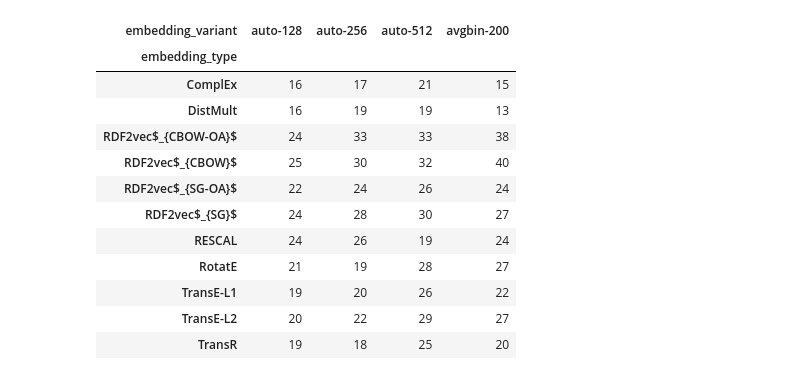
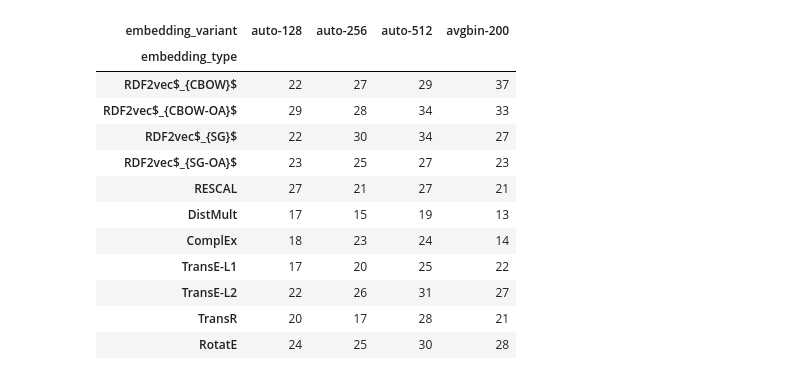
Before and after one commit to vitor-faria/kgembeddings-binarization, a Jupyter notebook: notebooks/analyze_dlcc.ipynb, the cells around one changed output. Saved outputs shown, nothing was run; the diff lists cells and outputs as text; code cells hidden in the pictures.

```diff
--- a/notebooks/analyze_dlcc.ipynb
+++ b/notebooks/analyze_dlcc.ipynb
@@ -2,7 +12,7 @@
 import pandas as pd
 from scipy.stats import binomtest
 # %%
-df = pd.read_csv("results/tc_collection_results.csv")
+df = pd.read_csv("results/tc_collection_results.csv", decimal=",")
 df.info()
 # %% [output]
 <class 'pandas.core.frame.DataFrame'>
@@ -70,5 +104,5 @@ df[df["coverage"]<= 0.5][["TC Collection", "Size Group", "coverage", "embedding_
 # %%
-df['rank'] = df[df['coverage']>=0.5].groupby(by=[
+df['rank'] = df[df['coverage']>=0].groupby(by=[
     'Vector Name',
     'TC Collection',
     'Size Group',
@@ -100,6 +134,5 @@ df_bestscores.describe()
 # %%
 def get_acc_loss(tc_collection, group_size, accuracy, embedding_type):
-#     successes = round(group_size * accuracy)
     p = df_bestscores[
         (df_bestscores["TC Collection"]==tc_collection)
         & (df_bestscores["Size Group"]==group_size)
@@ -107,11 +140,16 @@ def get_acc_loss(tc_collection, group_size, accuracy, embedding_type):
         & (df_bestscores["embedding_variant"]=="original-200")
     ]["AVG Accuracy"].iloc[0]
 
-    return p - accuracy
+    return (p - accuracy)/p
 
 def calculate_pvalue(tc_collection, group_size, accuracy, embedding_type):
     successes = round(group_size * accuracy)
-    p = get_acc_loss(tc_collection, group_size, accuracy, embedding_type) + accuracy
+    p = df_bestscores[
+        (df_bestscores["TC Collection"]==tc_collection)
+        & (df_bestscores["Size Group"]==group_size)
+        & (df_bestscores["embedding_type"]==embedding_type)
+        & (df_bestscores["embedding_variant"]=="original-200")
+    ]["AVG Accuracy"].iloc[0]
 
     return binomtest(successes, group_size, p, alternative='less').pvalue
 
@@ -343,0 +278,26 @@ RDF2vec$_{SG-OA}$    &          24  &        22  &        24  & \textbf{26} \\
+# %%
+def highlight_best_scores(latex_table):
+    latex_table_split = latex_table.split("\n")
+    highlighted_latex_table_split = []
+
+    for line in latex_table_split:
+        line_split = line.strip("\\").split("&")
+        if len(line_split) >= 4:
+            line_values = []
+            for value in line_split:
+                if value.strip().replace(".", "").isnumeric():
+                    line_values.append(float(value.strip()))
+            if len(line_values) >= 4:
+                line_max_value = max(line_values) if max(line_values) > 0 else 1.0
+                line_formatted = []
+                for value in line_split:
+                    value_numeric = float(value.strip()) if value.strip().replace(".", "").isnumeric() else 0.0
+                    new_value = "\t\\textbf{" + value.strip() + "}" if value_numeric==line_max_value else value
+                    line_formatted.append(new_value)
+                if len(line_formatted)>0:
+                    highlighted_latex_table_split.append(" &".join(line_formatted) + " \\" + "\\")
+            else:
+                highlighted_latex_table_split.append(line)
+        else:
+                highlighted_latex_table_split.append(line)
+    return "\n".join(highlighted_latex_table_split)
@@ -351,7 +327,7 @@ df_sig_not_worst = pd.pivot_table(
     index=["embedding_type"],
     columns=["embedding_variant"],
     aggfunc=lambda x: sum(x),
-)
+).loc[emb_types_ordered,:]
 
 df_sig_not_worst_latex = reorganize_latex_table(df_sig_not_worst.to_latex(
     escape=False,
@@ -369,6 +345,8 @@ print(highlight_best_scores(df_sig_not_worst_latex))
 
 print(df_sig_not_worst.mean())
 
+print(df_sig_not_worst.mean(axis=1))
+
 df_sig_not_worst
 # %% [output]
 \begin{table}[h!]
@@ -390,14 +368,14 @@ avgbin-200    25.181818
 dtype: float64
 | embedding_variant | auto-128 | auto-256 | auto-512 | avgbin-200 |
 | embedding_type |  |  |  |  |
-| ComplEx | 16 | 17 | 21 | 15 |
-| DistMult | 16 | 19 | 19 | 13 |
-| RDF2vec$_{CBOW-OA}$ | 24 | 33 | 33 | 38 |
-| RDF2vec$_{CBOW}$ | 25 | 30 | 32 | 40 |
-| RDF2vec$_{SG-OA}$ | 22 | 24 | 26 | 24 |
-| RDF2vec$_{SG}$ | 24 | 28 | 30 | 27 |
-| RESCAL | 24 | 26 | 19 | 24 |
-| RotatE | 21 | 19 | 28 | 27 |
-| TransE-L1 | 19 | 20 | 26 | 22 |
-| TransE-L2 | 20 | 22 | 29 | 27 |
-| TransR | 19 | 18 | 25 | 20 |
+| RDF2vec$_{CBOW}$ | 22 | 27 | 29 | 37 |
+| RDF2vec$_{CBOW-OA}$ | 29 | 28 | 34 | 33 |
+| RDF2vec$_{SG}$ | 22 | 30 | 34 | 27 |
+| RDF2vec$_{SG-OA}$ | 23 | 25 | 27 | 23 |
+| RESCAL | 27 | 21 | 27 | 21 |
+| DistMult | 17 | 15 | 19 | 13 |
+| ComplEx | 18 | 23 | 24 | 14 |
+| TransE-L1 | 17 | 20 | 25 | 22 |
+| TransE-L2 | 22 | 26 | 31 | 27 |
+| TransR | 20 | 17 | 28 | 21 |
+| RotatE | 24 | 25 | 30 | 28 |
```
Also changed, not shown: parts of 21 cells of this notebook, 8 other files.
